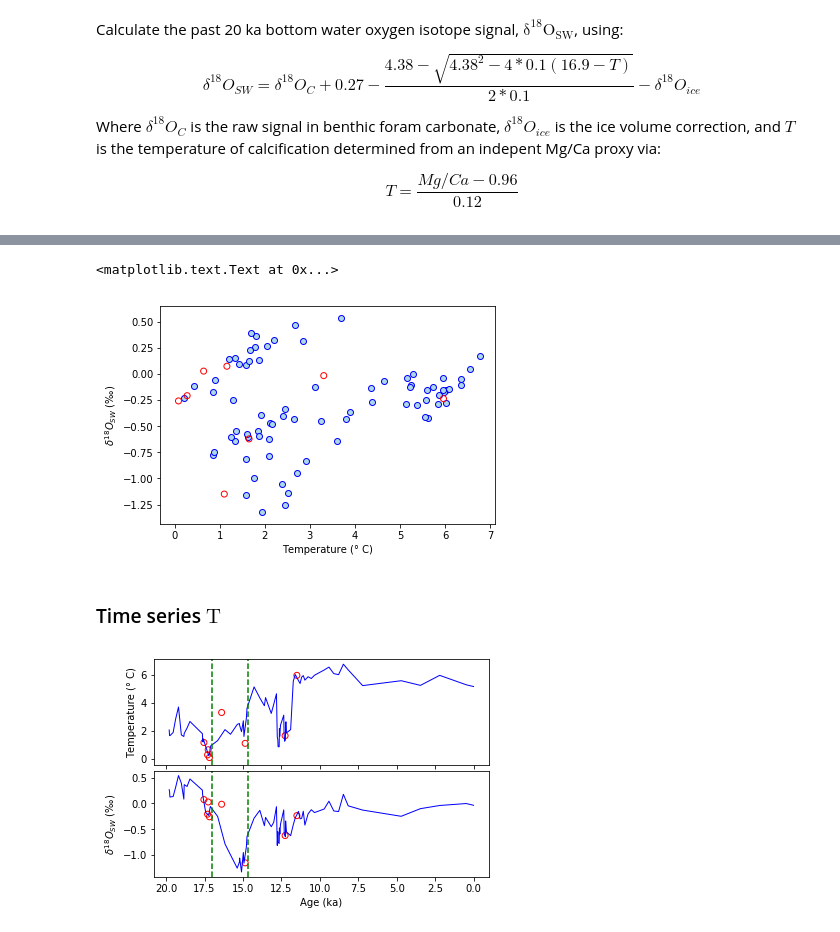
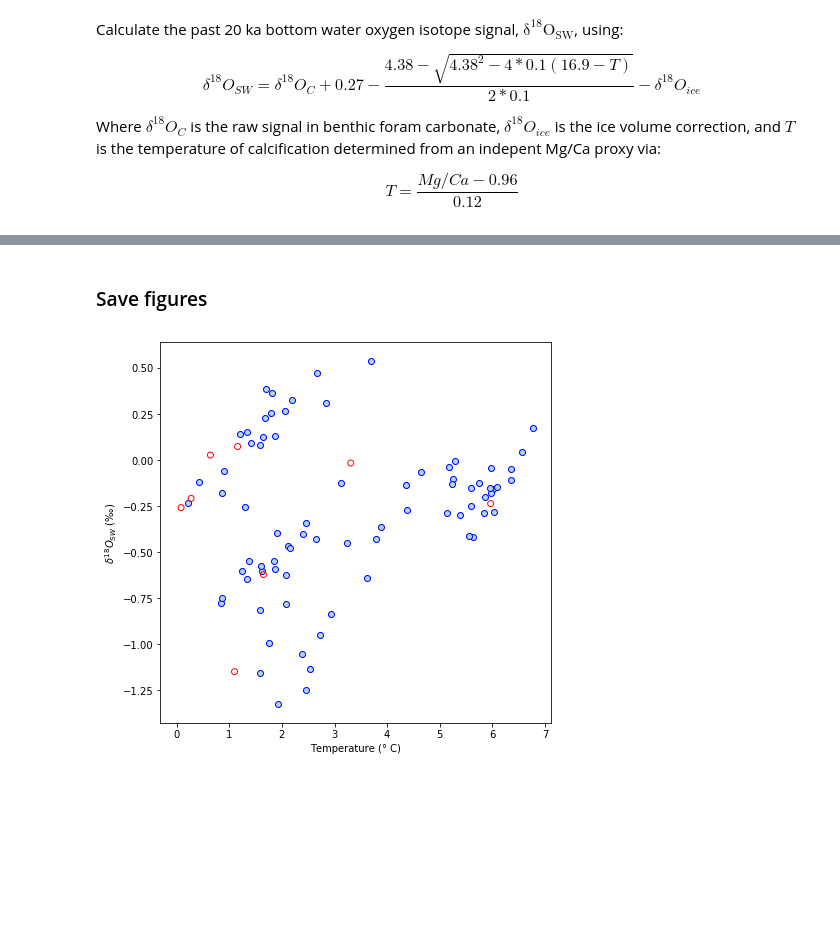
Before and after one commit to stainbank/deglacial-circulation, a Jupyter notebook: exercise1.ipynb, the cells around one changed output, grey strips where cells are left out. Drawn from its saved outputs; the diff is of its cells as text; code cells hidden in the pictures; blank space fills up the shorter version.

Commit message:
Output Q1 figures to pdf

```diff
--- a/exercise1.ipynb
+++ b/exercise1.ipynb
@@ -38,36 +39,50 @@ df['bad'] = (df.Fe_Ca/df.Mg_Ca) > 0.1
 # %%
-fig, ax = plt.subplots()
-# Ensure bad points plotted on top of good
-for subset, facecolors, edgecolors in zip((~df.bad, df.bad),
-                                          ('lightblue', 'none'),
-                                          ('blue', 'red')):
-    ax.scatter(*df[['Temp', 'd18Osw']][subset].T.values,
-               edgecolors=edgecolors, facecolors=facecolors)
-ax.set_xlabel('Temperature (\u00B0 C)')
-ax.set_ylabel('$\delta^{18}O_{SW}$ (\u2030)')
+def scatter_temp_d18Osw(df, figsize=None):
+    """ Return `matplotlib.pyplot.Figure` plotting Temp x del18Osw scatter, with contaminated points marked. """
+    fig, ax = plt.subplots(figsize=figsize)
+    # Ensure bad points plotted on top of good
+    for subset, facecolors, edgecolors in zip((~df.bad, df.bad),
+                                              ('lightblue', 'none'),
+                                              ('blue', 'red')):
+        ax.scatter(*df[['Temp', 'd18Osw']][subset].T.values,
+                   edgecolors=edgecolors, facecolors=facecolors)
+    ax.set_xlabel('Temperature (\u00B0 C)')
+    ax.set_ylabel('$\delta^{18}O_{SW}$ (\u2030)')
+
+    return fig
-# %% [output]
-<matplotlib.text.Text at 0x...>
-[figure, removed]
-# %% [markdown]
-### Time series $\mathrm{T}$
 # %%
-fig, axarr = plt.subplots(2, sharex=True)
-cols = ('Temp', 'd18Osw')
-ylabels = ('Temperature (\u00B0 C)', '$\delta^{18}O_{SW}$ (\u2030)')
-for ax, col, ylabel in zip(axarr, cols, ylabels):
-    ax.plot(df[col][~df.bad], ls='-', c='blue', linewidth=1) # line
-    series = df[col][df.bad]
-    ax.scatter(series.index, series, # bad points
-               edgecolors=edgecolors, facecolors=facecolors)
+def time_series(df, figsize=None):
+    """ Return `matplotlib.pyplot.Figure` plotting Temp and del18Osw timeseries, with contaminated points marked. """
+    fig, axarr = plt.subplots(2, sharex=True, figsize=figsize)
+    cols = ('Temp', 'd18Osw')
+    ylabels = ('Temperature (\u00B0 C)', '$\delta^{18}O_{SW}$ (\u2030)')
+    for ax, col, ylabel in zip(axarr, cols, ylabels):
+        ax.plot(df[col][~df.bad], ls='-', c='blue', linewidth=1) # line
+        series = df[col][df.bad]
+        ax.scatter(series.index, series, # bad points
+                   edgecolors='red', facecolors='none')
 
-    ax.set_ylabel(ylabel)
+        ax.set_ylabel(ylabel)
 
-    # Mark Heinrich Stadial 1
-    for hsdate in (14.7, 17.):
-        ax.axvline(hsdate, color='g', ls='--')
-ax.set_xlabel('Age (ka)')
+        # Mark Heinrich Stadial 1
+        for hsdate in (14.7, 17.):
+            ax.axvline(hsdate, color='g', ls='--')
+    ax.set_xlabel('Age (ka)')
 
-fig.subplots_adjust(hspace=0.05)
-plt.gca().invert_xaxis()
+    fig.subplots_adjust(hspace=0.05)
+    plt.gca().invert_xaxis()
+
+    return fig
-# %% [output]
-[figure, removed]
+# %% [markdown]
+### Save figures
+# %%
+# Image defaults
+img_dir = 'img'
+img_format = 'pdf'
+width = 7 # inches
+# %%
+fig = scatter_temp_d18Osw(df, figsize=(width, width))
+img_name = 'scatter_temp_x_d18Osw'
+fig.savefig('.'.join((os.path.join(img_dir, img_name), img_format)))
+# %% [output]
+[figure, added]
```
Also changed, not shown: parts of 5 cells of this notebook, 2 other files.
